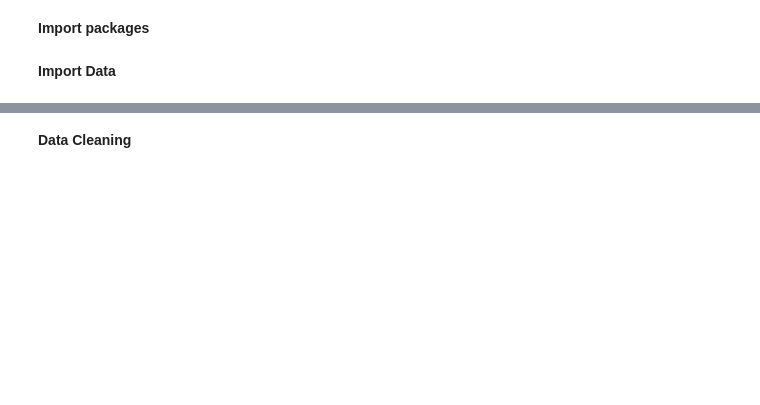
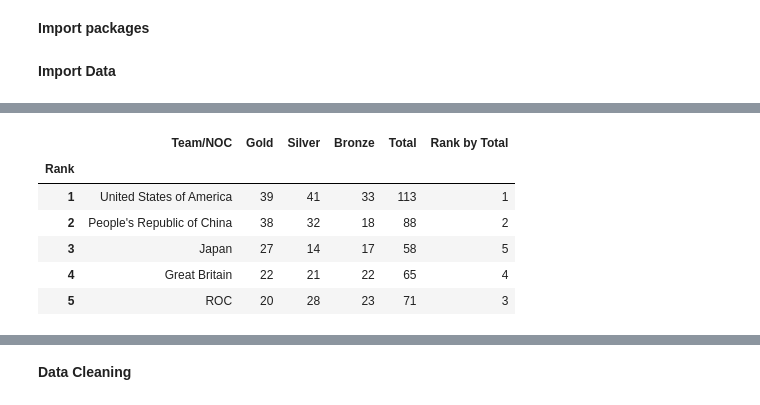
Before and after one commit to p10shinde/tokyo-olympics-2021-Analysis, a Jupyter notebook: exploratory_data_analysis_olympics_2021.ipynb, the cells around one changed output, grey strips where cells are left out. Drawn from its saved outputs; the diff is of its cells as text; code cells hidden in the pictures; blank space fills up the shorter version.

```diff
--- a/exploratory_data_analysis_olympics_2021.ipynb
+++ b/exploratory_data_analysis_olympics_2021.ipynb
@@ -85,0 +149,10 @@ teams = pd.read_excel('./input/Teams.xlsx', index_col=0)
+# %%
+medals.head()
+# %% [output]
+|  | Team/NOC | Gold | Silver | Bronze | Total | Rank by Total |
+| Rank |  |  |  |  |  |  |
+| 1 | United States of America | 39 | 41 | 33 | 113 | 1 |
+| 2 | People's Republic of China | 38 | 32 | 18 | 88 | 2 |
+| 3 | Japan | 27 | 14 | 17 | 58 | 5 |
+| 4 | Great Britain | 22 | 21 | 22 | 65 | 4 |
+| 5 | ROC | 20 | 28 | 23 | 71 | 3 |
```
Also changed, not shown: parts of 38 cells of this notebook.
